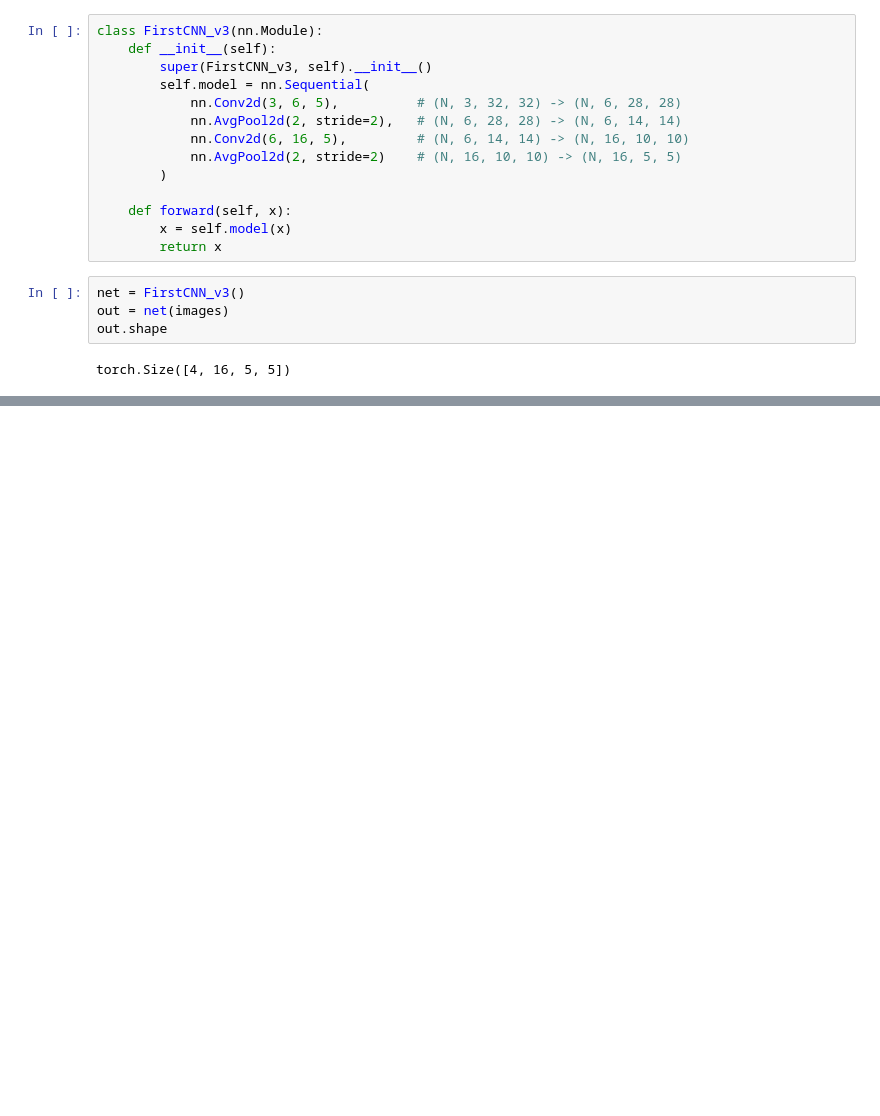
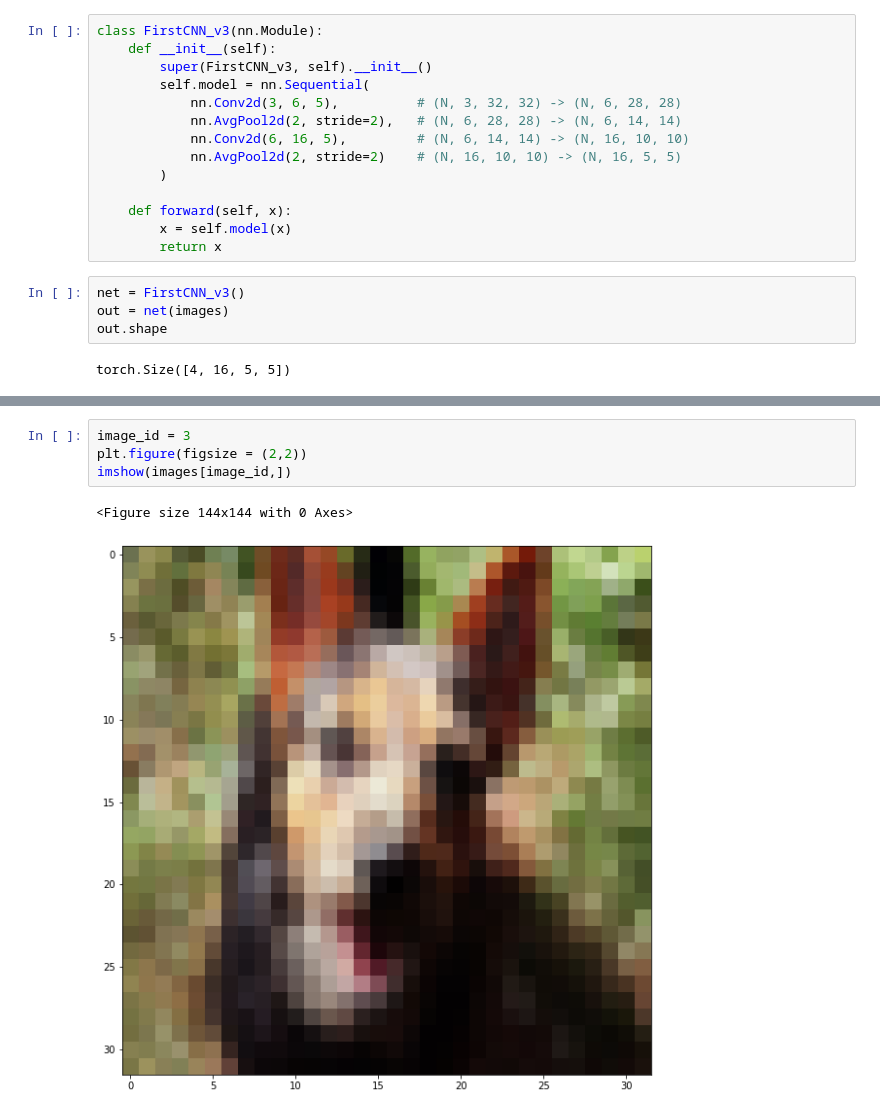
Before and after one commit to sagar9926/Pytorch, a Jupyter notebook: Pytorch_CNN.ipynb, the cells around one changed output, grey strips where cells are left out. Saved outputs shown, nothing was run; the diff lists cells and outputs as text; blank space fills up the shorter version.

```diff
--- a/Pytorch_CNN.ipynb
+++ b/Pytorch_CNN.ipynb
@@ -282,0 +566,7 @@ plt.imshow(out[0, 0, :, :].detach().numpy())
+# %%
+image_id = 3
+plt.figure(figsize = (2,2))
+imshow(images[image_id,])
+# %% [output]
+<Figure size 144x144 with 0 Axes>
+[figure, added]
```
Also changed, not shown: parts of 37 cells of this notebook.
